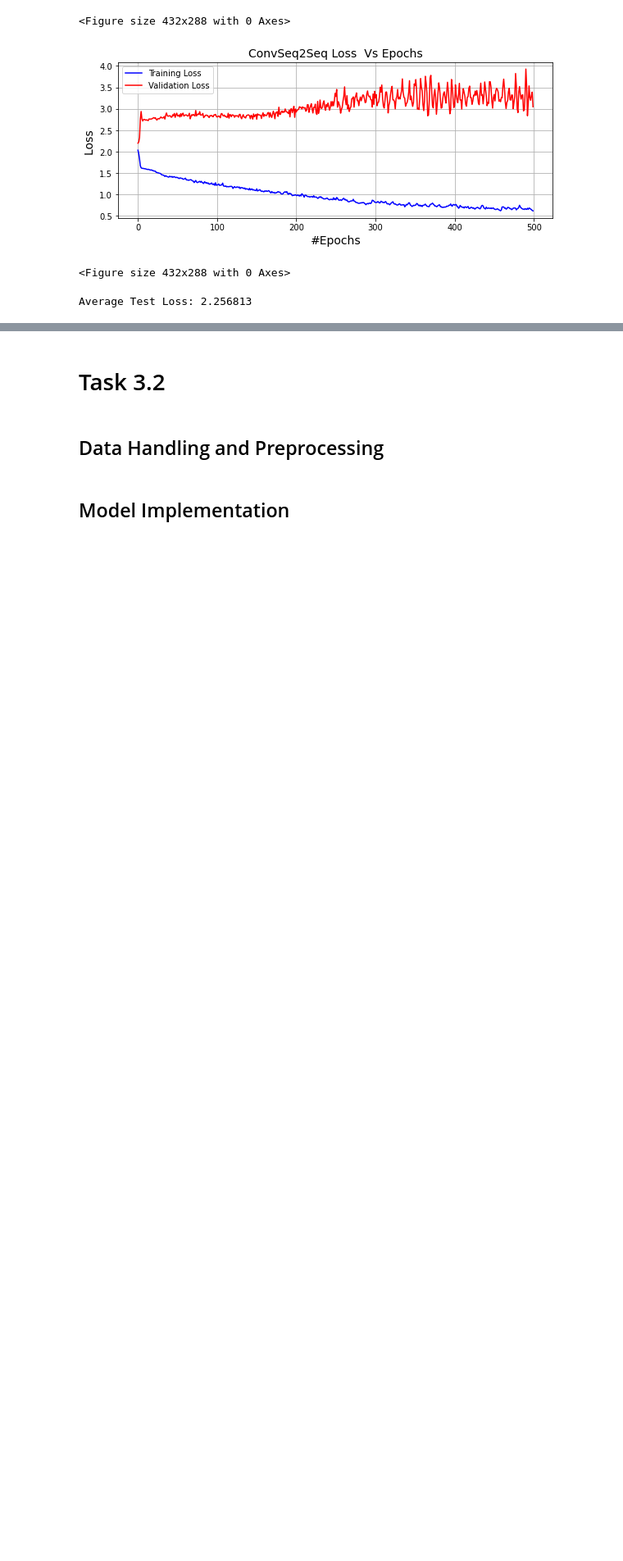
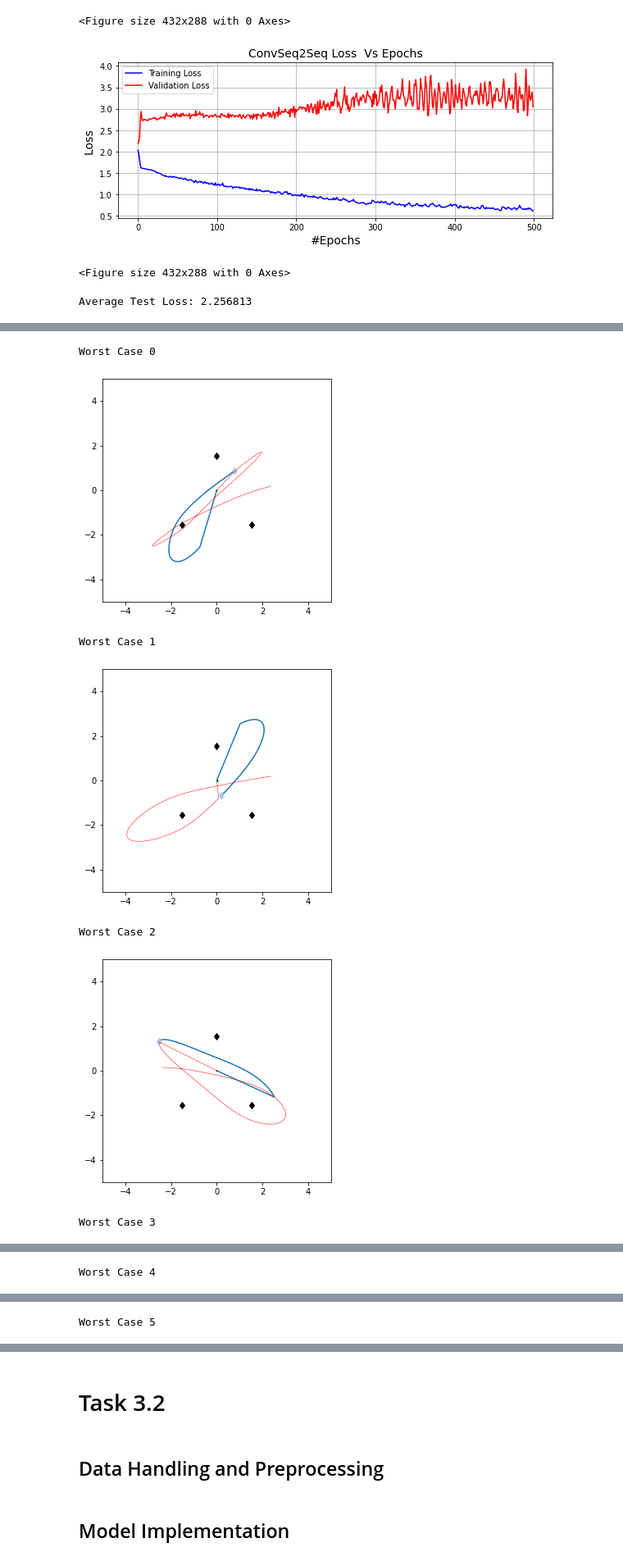
Before and after one commit to a-moharil/2AMM10-Group7, a Jupyter notebook: Assignment3/a3_lastest__seq2seq.ipynb, the cells around one changed output, grey strips where cells are left out. Shown at 82% size. Drawn from its saved outputs; the diff is of its cells as text; code cells hidden in the pictures; blank space fills up the shorter version.

```diff
--- a/Assignment3/a3_lastest__seq2seq.ipynb
+++ b/Assignment3/a3_lastest__seq2seq.ipynb
@@ -1025,0 +1121,12 @@ plot_example(prev_sim_00, pred_00)
+# %%
+for worst_test_idx in range(0,10):
+  print(f"\nWorst Case {worst_test_idx} \n")
+  plot_example(x =conv_targets[worst_batch][worst_test_idx], x_gt = conv_input[worst_batch][worst_test_idx], x_pred = conv_pred[worst_batch][worst_test_idx])
+# %% [output]
+Worst Case 0
+[figure, added]
+Worst Case 1
+[figure, added]
+Worst Case 2
+[figure, added]
+Worst Case 3
@@ -1025,0 +1134 @@ plot_example(prev_sim_00, pred_00)
+Worst Case 4
@@ -1025,0 +1136 @@ plot_example(prev_sim_00, pred_00)
+Worst Case 5
```
Also changed, not shown: parts of 16 cells of this notebook.
